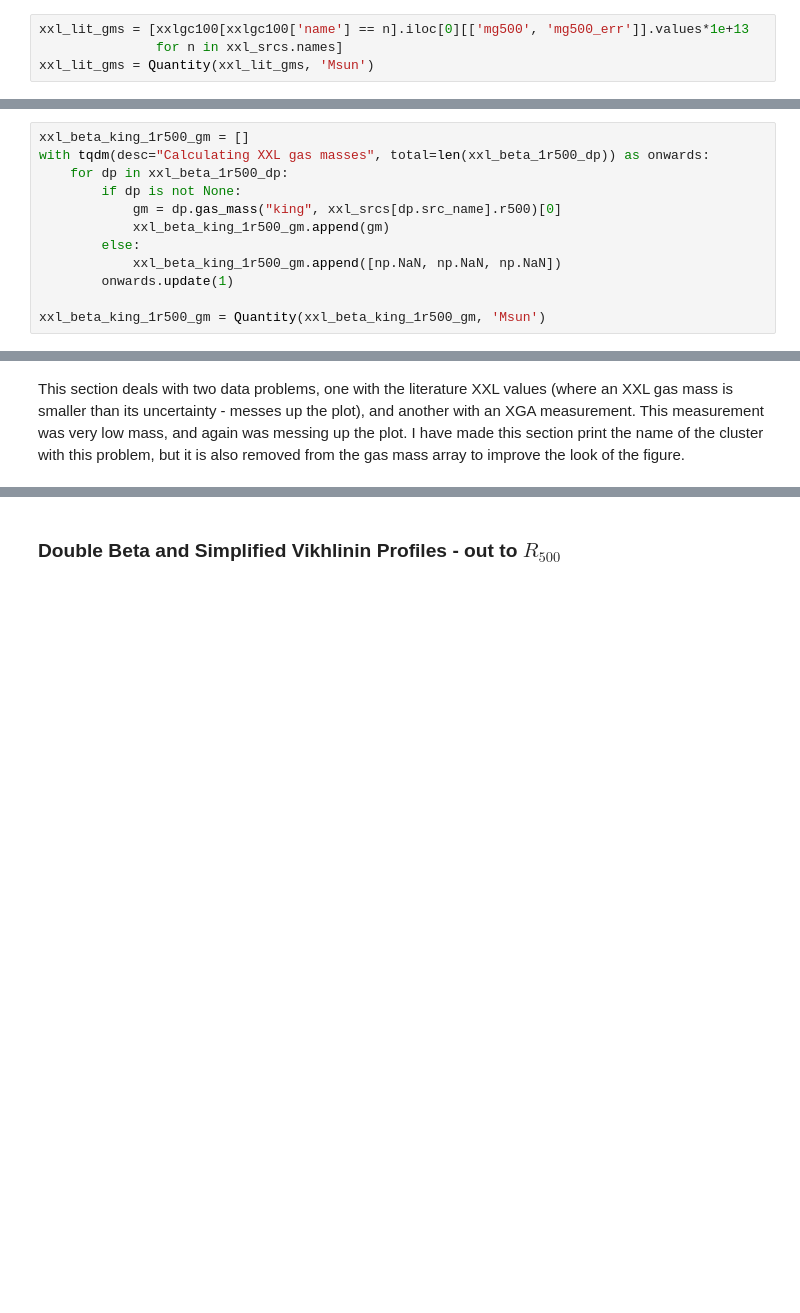
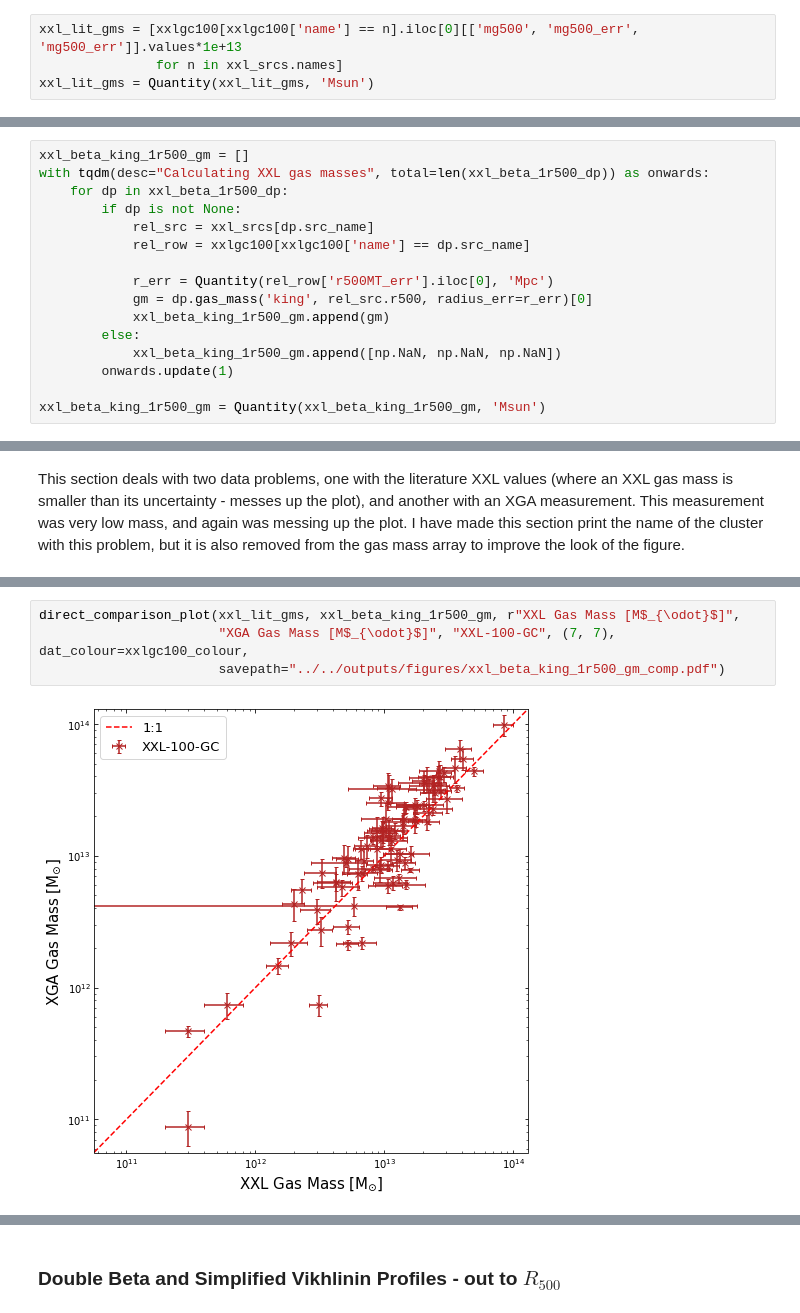
Before and after one commit to DavidT3/XCS-Mass-Paper-I-Analysis, a Jupyter notebook: notebooks/gas_mass_comparisons/xxl_gm_comparisons.ipynb, the cells around one changed output, grey strips where cells are left out. Saved outputs shown, nothing was run; the diff lists cells and outputs as text; blank space fills up the shorter version.

Commit message:
Added rad uncertainties to GM calculatio for XXL - in the actual notebook rather than the experimenty one I was using before. Also updated common.py's comparison plotter to accept a colour

```diff
--- a/notebooks/gas_mass_comparisons/xxl_gm_comparisons.ipynb
+++ b/notebooks/gas_mass_comparisons/xxl_gm_comparisons.ipynb
@@ -76,7 +76,7 @@ rl_psf(xxl_srcs)
 # %% [markdown]
 ### Gas masses from literature
 # %%
-xxl_lit_gms = [xxlgc100[xxlgc100['name'] == n].iloc[0][['mg500', 'mg500_err']].values*1e+13
+xxl_lit_gms = [xxlgc100[xxlgc100['name'] == n].iloc[0][['mg500', 'mg500_err', 'mg500_err']].values*1e+13
                for n in xxl_srcs.names]
 xxl_lit_gms = Quantity(xxl_lit_gms, 'Msun')
 # %% [markdown]
@@ -172,7 +176,11 @@ xxl_beta_king_1r500_gm = []
 with tqdm(desc="Calculating XXL gas masses", total=len(xxl_beta_1r500_dp)) as onwards:
     for dp in xxl_beta_1r500_dp:
         if dp is not None:
-            gm = dp.gas_mass("king", xxl_srcs[dp.src_name].r500)[0]
+            rel_src = xxl_srcs[dp.src_name]
+            rel_row = xxlgc100[xxlgc100['name'] == dp.src_name]
+
+            r_err = Quantity(rel_row['r500MT_err'].iloc[0], 'Mpc')
+            gm = dp.gas_mass('king', rel_src.r500, radius_err=r_err)[0]
             xxl_beta_king_1r500_gm.append(gm)
         else:
             xxl_beta_king_1r500_gm.append([np.NaN, np.NaN, np.NaN])
@@ -198,0 +207,6 @@ if len(xxl_beta_king_1r500_gm[xxl_beta_king_1r500_gm < Quantity(1e+9, 'Msun')])
+# %%
+direct_comparison_plot(xxl_lit_gms, xxl_beta_king_1r500_gm, r"XXL Gas Mass [M$_{\odot}$]",
+                       "XGA Gas Mass [M$_{\odot}$]", "XXL-100-GC", (7, 7), dat_colour=xxlgc100_colour,
+                       savepath="../../outputs/figures/xxl_beta_king_1r500_gm_comp.pdf")
+# %% [output]
+[figure, added]
```
Also changed, not shown: parts of 13 cells of this notebook, 2 other files.
